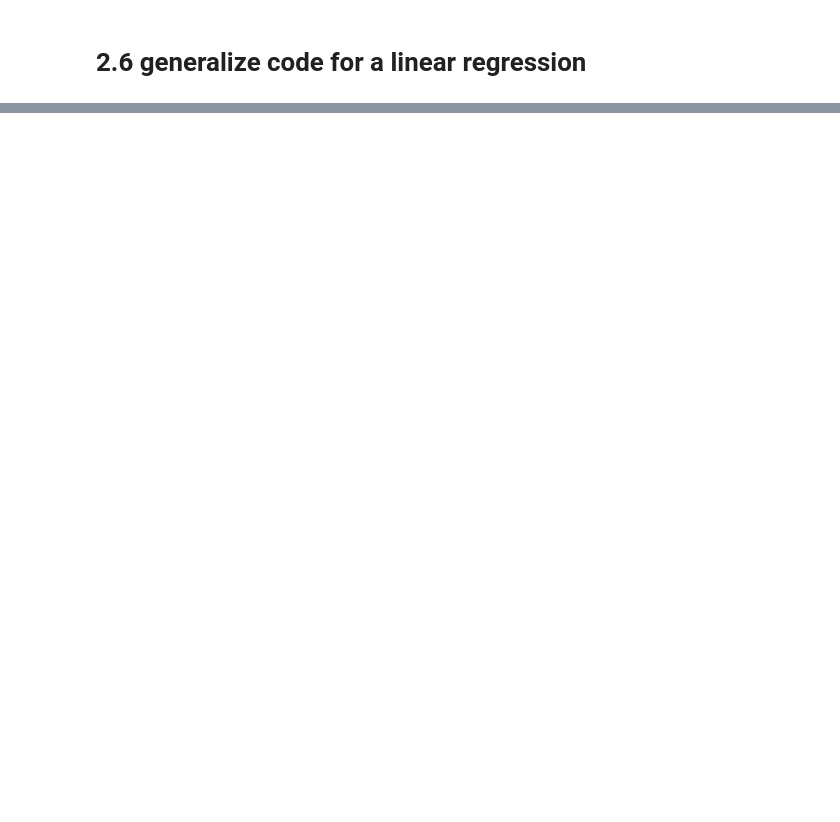
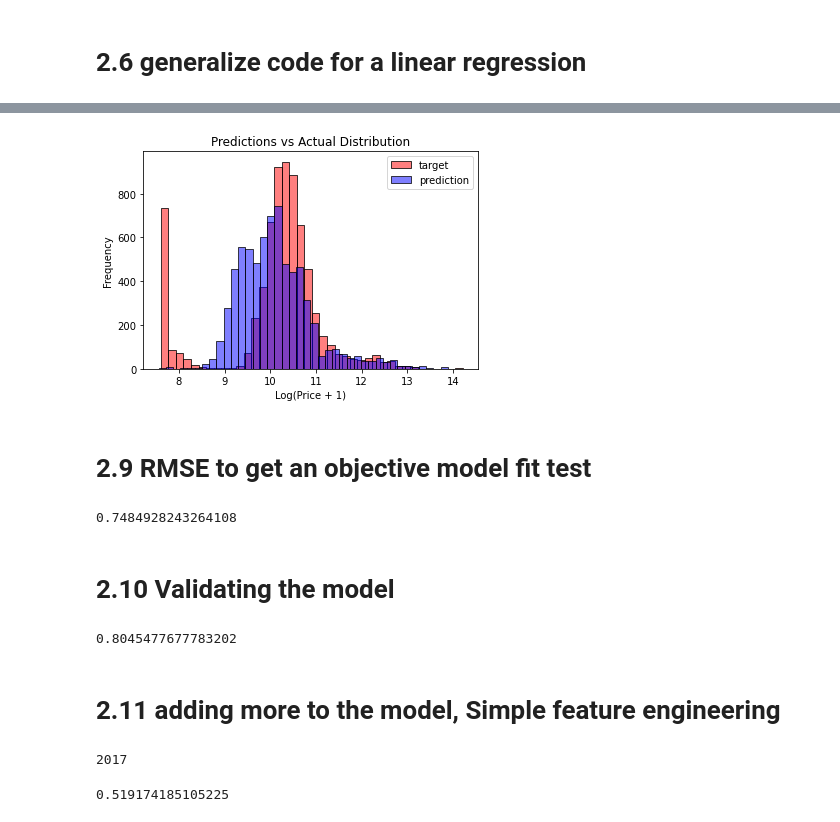
Before and after one commit to sarakubik/MLZoomcamp, a Jupyter notebook: ml_zoomcamp_ch2_data_cleaning.ipynb, the cells around one changed output, grey strips where cells are left out. Cells and saved outputs as stored; diff of their text form; code cells hidden in the pictures; blank space fills up the shorter version.

```diff
--- a/ml_zoomcamp_ch2_data_cleaning.ipynb
+++ b/ml_zoomcamp_ch2_data_cleaning.ipynb
@@ -418,0 +577,29 @@ linear_regression(xi)
+# %%
+#for a more detailed chart
+plt.figure(figsize=(6, 4))
+
+sns.histplot(y_train, label='target', color='red', alpha=0.5, bins=40)
+sns.histplot(y_pred, label='prediction', color='blue', alpha=0.5, bins=40)
+
+plt.legend()
+
+plt.ylabel('Frequency')
+plt.xlabel('Log(Price + 1)')
+plt.title('Predictions vs Actual Distribution')
+
+plt.show()
+# %% [output]
+[figure, added]
+# %% [markdown]
+# 2.9 RMSE to get an objective model fit test
+# %%
+def rmse(y, y_pred):
+    se = (y - y_pred) ** 2
+    mse = se.mean()
+    return np.sqrt(mse)
+
+rmse(y_train, y_pred)
+# %% [output]
+0.7484928243264108
+# %% [markdown]
+# 2.10 Validating the model
@@ -418,0 +613,22 @@ linear_regression(xi)
+# %%
+#train new dataframe and run another RMSE test and compare results to what you
+#got above
+
+#the first 2 lines are for training data
+X_train = prepare_X(df_train)
+w0, w = train_linear_regression(X_train, y_train)
+
+#this is for the validation data
+X_val = prepare_X(df_val)
+y_pred = w0 + X_val.dot(w)
+
+rmse(y_val, y_pred)
+# %% [output]
+0.8045477677783202
+# %% [markdown]
+# 2.11 adding more to the model, Simple feature engineering
+# %%
+#to see when this data was collected
+df_train.year.max()
+# %% [output]
+2017
@@ -418,0 +649,13 @@ linear_regression(xi)
+# %%
+#run same code as 2.10 to see if model improved (yes, it went down to 0.51)
+#the first 2 lines are for training data
+X_train = prepare_X(df_train)
+w0, w = train_linear_regression(X_train, y_train)
+
+#this is for the validation data
+X_val = prepare_X(df_val)
+y_pred = w0 + X_val.dot(w)
+
+rmse(y_val, y_pred)
+# %% [output]
+0.519174185105225
```
Also changed, not shown: parts of 28 cells of this notebook.
